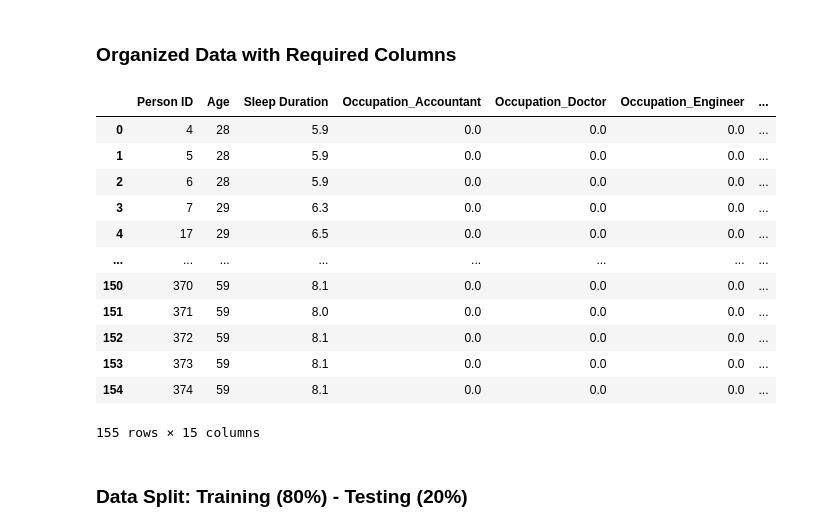
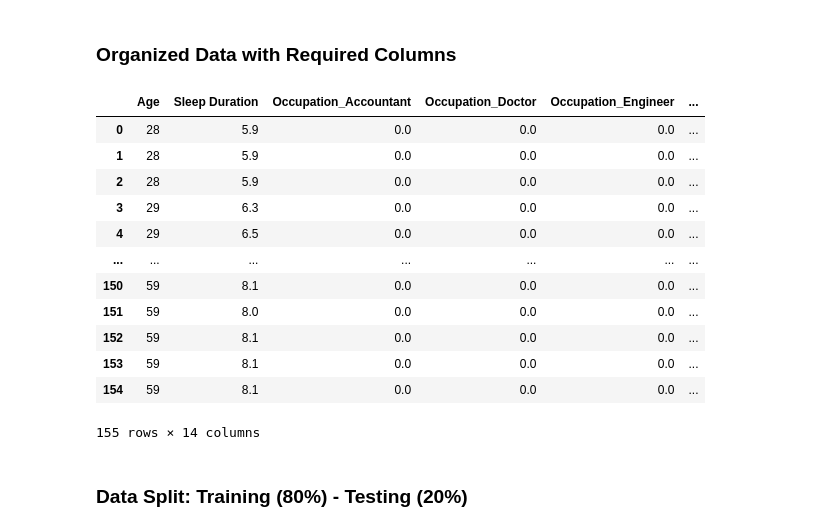
Before and after one commit to the-Jabberwocky/The_Debuggers_Project, a Jupyter notebook: I310D_Data_Science_Project_Code.ipynb, the cells around one changed output. Saved outputs shown, nothing was run; the diff lists cells and outputs as text; code cells hidden in the pictures.

```diff
--- a/I310D_Data_Science_Project_Code.ipynb
+++ b/I310D_Data_Science_Project_Code.ipynb
@@ -279,22 +279,22 @@ array(['Occupation_Accountant', 'Occupation_Doctor',
 ### **Organized Data with Required Columns**
 # %%
 #Select desired columns and display
-sleep_quality_df = sleep_quality_df[['Person ID', 'Age', 'Sleep Duration', 'Occupation_Accountant', 'Occupation_Doctor', 'Occupation_Engineer', 'Occupation_Lawyer', 'Occupation_Nurse', 'Occupation_Sales Representative', 'Occupation_Salesperson', 'Occupation_Software Engineer', 'Occupation_Teacher', 'Stress Level', 'Heart Rate', 'Quality of Sleep']]
+sleep_quality_df = sleep_quality_df[['Age', 'Sleep Duration', 'Occupation_Accountant', 'Occupation_Doctor', 'Occupation_Engineer', 'Occupation_Lawyer', 'Occupation_Nurse', 'Occupation_Sales Representative', 'Occupation_Salesperson', 'Occupation_Software Engineer', 'Occupation_Teacher', 'Stress Level', 'Heart Rate', 'Quality of Sleep']]
 display(sleep_quality_df)
 # %% [output]
-|  | Person ID | Age | Sleep Duration | Occupation_Accountant | Occupation_Doctor | Occupation_Engineer | ... |
-| 0 | 4 | 28 | 5.9 | 0.0 | 0.0 | 0.0 | ... |
-| 1 | 5 | 28 | 5.9 | 0.0 | 0.0 | 0.0 | ... |
-| 2 | 6 | 28 | 5.9 | 0.0 | 0.0 | 0.0 | ... |
-| 3 | 7 | 29 | 6.3 | 0.0 | 0.0 | 0.0 | ... |
-| 4 | 17 | 29 | 6.5 | 0.0 | 0.0 | 0.0 | ... |
-| ... | ... | ... | ... | ... | ... | ... | ... |
-| 150 | 370 | 59 | 8.1 | 0.0 | 0.0 | 0.0 | ... |
-| 151 | 371 | 59 | 8.0 | 0.0 | 0.0 | 0.0 | ... |
-| 152 | 372 | 59 | 8.1 | 0.0 | 0.0 | 0.0 | ... |
-| 153 | 373 | 59 | 8.1 | 0.0 | 0.0 | 0.0 | ... |
-| 154 | 374 | 59 | 8.1 | 0.0 | 0.0 | 0.0 | ... |
+|  | Age | Sleep Duration | Occupation_Accountant | Occupation_Doctor | Occupation_Engineer | ... |
+| 0 | 28 | 5.9 | 0.0 | 0.0 | 0.0 | ... |
+| 1 | 28 | 5.9 | 0.0 | 0.0 | 0.0 | ... |
+| 2 | 28 | 5.9 | 0.0 | 0.0 | 0.0 | ... |
+| 3 | 29 | 6.3 | 0.0 | 0.0 | 0.0 | ... |
+| 4 | 29 | 6.5 | 0.0 | 0.0 | 0.0 | ... |
+| ... | ... | ... | ... | ... | ... | ... |
+| 150 | 59 | 8.1 | 0.0 | 0.0 | 0.0 | ... |
+| 151 | 59 | 8.0 | 0.0 | 0.0 | 0.0 | ... |
+| 152 | 59 | 8.1 | 0.0 | 0.0 | 0.0 | ... |
+| 153 | 59 | 8.1 | 0.0 | 0.0 | 0.0 | ... |
+| 154 | 59 | 8.1 | 0.0 | 0.0 | 0.0 | ... |
-155 rows × 15 columns
+155 rows × 14 columns
 # %% [markdown]
 ### **Data Split: Training (80%) - Testing (20%)**
 # %%
```
Also changed, not shown: parts of 2 cells of this notebook.
